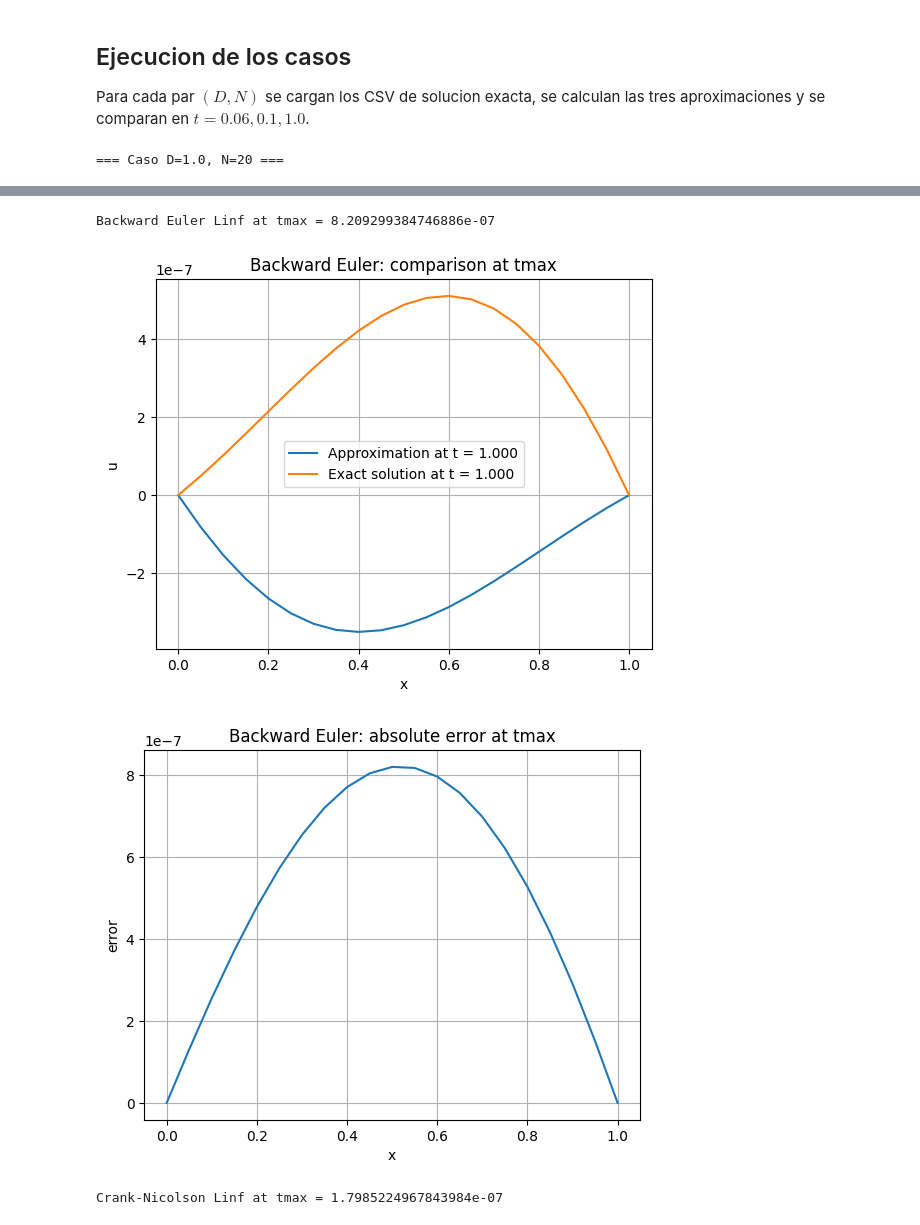
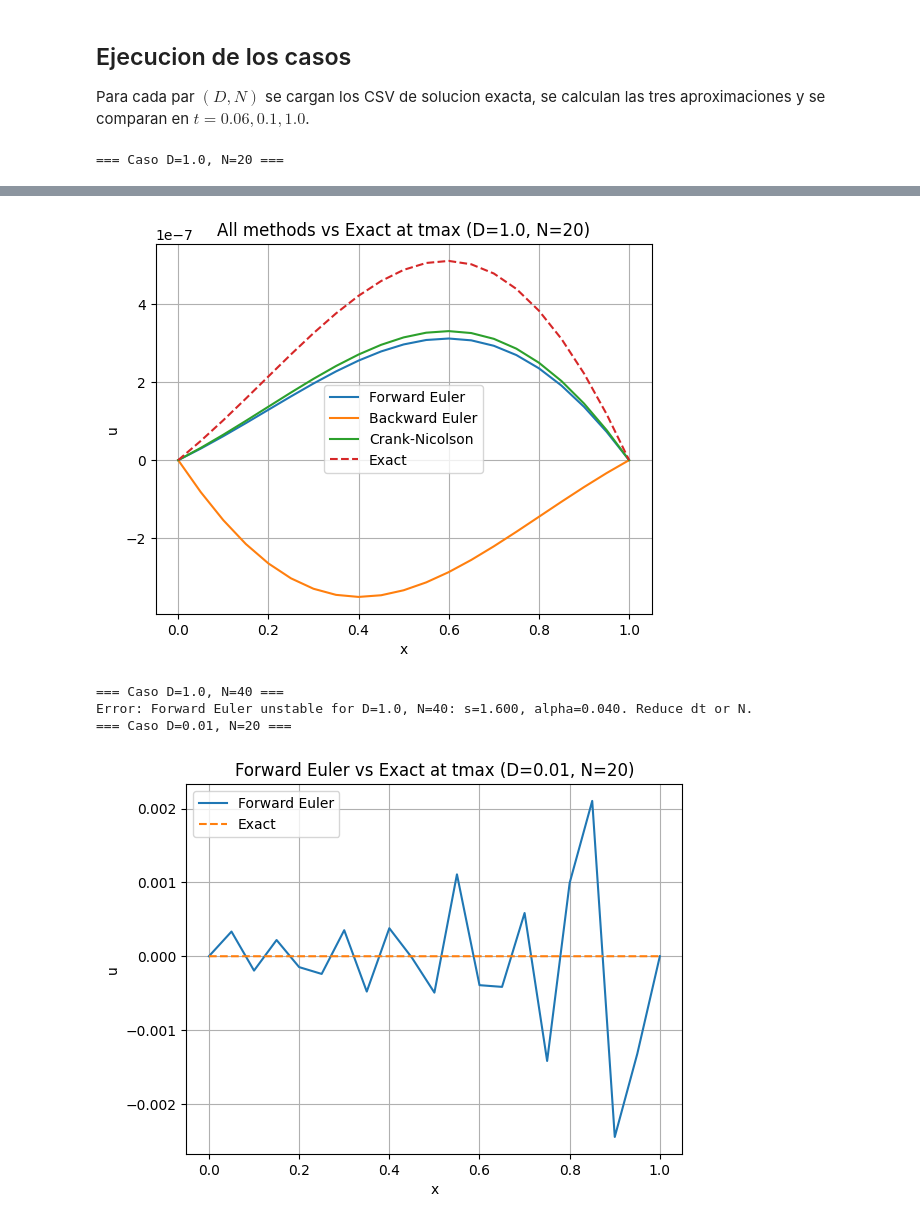
Before and after one commit to CristobalMe/reto-final, a Jupyter notebook: notebooks/tareas_chacon/3_2/3_2_Ecuacion_de_calor_Dirichlet.ipynb, the cells around one changed output, grey strips where cells are left out. Saved outputs shown, nothing was run; the diff lists cells and outputs as text; code cells hidden in the pictures.

```diff
--- a/notebooks/tareas_chacon/3_2/3_2_Ecuacion_de_calor_Dirichlet.ipynb
+++ b/notebooks/tareas_chacon/3_2/3_2_Ecuacion_de_calor_Dirichlet.ipynb
@@ -48,12 +60,3 @@ u_exact_grid.shape
 u_exact.shape
 # %% [output]
 (21, 1001)
-# %%
-xx = np.linspace(0,1,num=21)
-tt = np.linspace(0,1,num=1001)
-XX,TT = np.meshgrid(xx,tt)
-fig,ax = plt.subplots(subplot_kw={"projection": "3d"},figsize=(6,6), layout='tight')
-ax.plot_surface(XX, TT, u_exact.T,cmap=cm.viridis)
-ax.set(title='Exact solution',xlabel='x',ylabel='t',zlabel='u')
-ax.set_box_aspect(None, zoom=0.87)
-plt.show()
@@ -176,46 +177,9 @@ def error_at_times(u, u_exact_grid, t, times):
 
 Para cada par $(D, N)$ se cargan los CSV de solucion exacta, se calculan las tres aproximaciones y se comparan en $t=0.06, 0.1, 1.0$.
 # %%
-def plot_exact(u_exact, tmin, tmax, title_prefix="Exact"):
-    nx, nt = u_exact.shape
-    xx = np.linspace(0.0, 1.0, nx)
-    tt = np.linspace(tmin, tmax, nt)
-    XX, TT = np.meshgrid(xx, tt)
-
-    fig, ax = plt.subplots()
-    ct = ax.contourf(XX, TT, u_exact.T, levels=21, extend="both")
-    fig.colorbar(ct)
-    ax.set(title=f"{title_prefix} contour map", xlabel="x", ylabel="t")
-    plt.show()
-
-
-def plot_method(u, u_exact_grid, x, t, X, T, levels, method_name, times):
-    M = len(t) - 1
-    error = u - u_exact_grid
-
-    print(f"{method_name} Linf at tmax = {norm(error[:, M], ord=np.inf)}")
-
-    fig, ax = plt.subplots()
-    ax.plot(x, u[:, M], label=f"Approximation at t = {t[M]:.3f}")
-    ax.plot(x, u_exact_grid[:, M], label=f"Exact solution at t = {t[M]:.3f}")
-    ax.set(title=f"{method_name}: comparison at tmax", xlabel="x", ylabel="u")
-    ax.grid()
-    ax.legend()
-    plt.show()
-
-    fig, ax = plt.subplots()
-    ax.plot(x, abs(error[:, M]))
-    ax.set(title=f"{method_name}: absolute error at tmax", xlabel="x", ylabel="error")
-    ax.grid()
-    plt.show()
-
-
 def run_case(D, N):
     print(f"=== Caso D={D}, N={N} ===")
     u_exact, u_exact_grid = load_exact(D, N)
-
-    # test without exact solution (Arreglar)
-    # u_exact, u_exact_grid = np.zeros((N+1, M+1)), np.zeros((N+1, M+1))
 
     x, t, dx, M, s, r, X, T, levels = setup_case(D, N)
 
@@ -224,30 +188,29 @@ def run_case(D, N):
             f"La solucion exacta discretizada tiene forma {u_exact_grid.shape}, se esperaba {(N+1, M+1)}"
         )
 
-    plot_exact(u_exact, tmin, tmax, title_prefix="Exact")
-
     try:
-        # Forward Euler
         u_fwd, x, t, X, T, levels = forward_euler(D, N)
-        plot_method(u_fwd, u_exact_grid, x, t, X, T, levels, "Forward Euler", times_to_plot)
-
-        # Backward Euler
         u_bwd, x, t, X, T, levels = backward_euler(D, N)
-        plot_method(u_bwd, u_exact_grid, x, t, X, T, levels, "Backward Euler", times_to_plot)
-
-        # Crank-Nicolson
         u_cn, x, t, X, T, levels = crank_nicolson(D, N)
-        plot_method(u_cn, u_exact_grid, x, t, X, T, levels, "Crank-Nicolson", times_to_plot)
     except ValueError as e:
         print(f"Error: {e}")
+        return
 
-    # Comparacion de metodos en tmax
+    for u, name in [(u_fwd, "Forward Euler"), (u_bwd, "Backward Euler"), (u_cn, "Crank-Nicolson")]:
+        fig, ax = plt.subplots()
+        ax.plot(x, u[:, M], label=name)
+        ax.plot(x, u_exact_grid[:, M], label="Exact", linestyle="--")
+        ax.set(title=f"{name} vs Exact at tmax (D={D}, N={N})", xlabel="x", ylabel="u")
+        ax.grid()
+        ax.legend()
+        plt.show()
+
     fig, ax = plt.subplots()
     ax.plot(x, u_fwd[:, M], label="Forward Euler")
     ax.plot(x, u_bwd[:, M], label="Backward Euler")
     ax.plot(x, u_cn[:, M], label="Crank-Nicolson")
-    ax.plot(x, u_exact_grid[:, M], label="Exact")
-    ax.set(title="Comparison at tmax", xlabel="x", ylabel="u")
+    ax.plot(x, u_exact_grid[:, M], label="Exact", linestyle="--")
+    ax.set(title=f"All methods vs Exact at tmax (D={D}, N={N})", xlabel="x", ylabel="u")
     ax.grid()
     ax.legend()
     plt.show()
@@ -265,4 +227,5 @@ Forward Euler Linf at tmax = 1.988080767486952e-07
-Backward Euler Linf at tmax = 8.209299384746886e-07
-[figure, old version]
+[figure, new version]
+=== Caso D=1.0, N=40 ===
+Error: Forward Euler unstable for D=1.0, N=40: s=1.600, alpha=0.040. Reduce dt or N.
+=== Caso D=0.01, N=20 ===
-[figure, old version]
+[figure, new version]
-Crank-Nicolson Linf at tmax = 1.7985224967843984e-07
```
Also changed, not shown: parts of 3 cells of this notebook.
